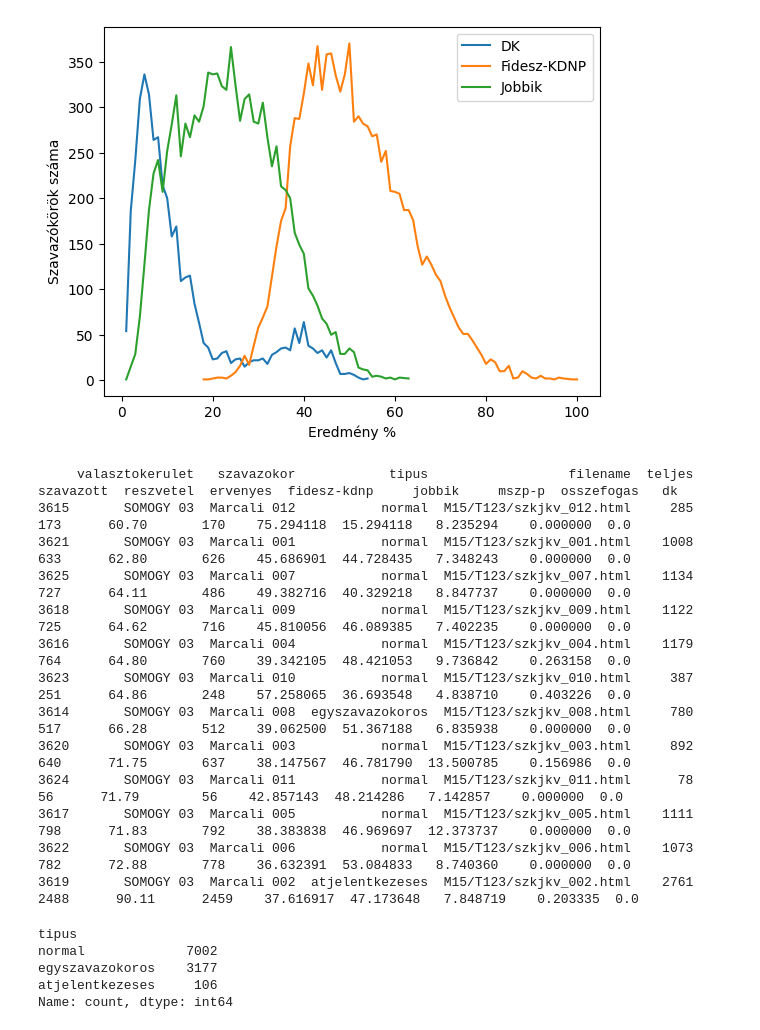
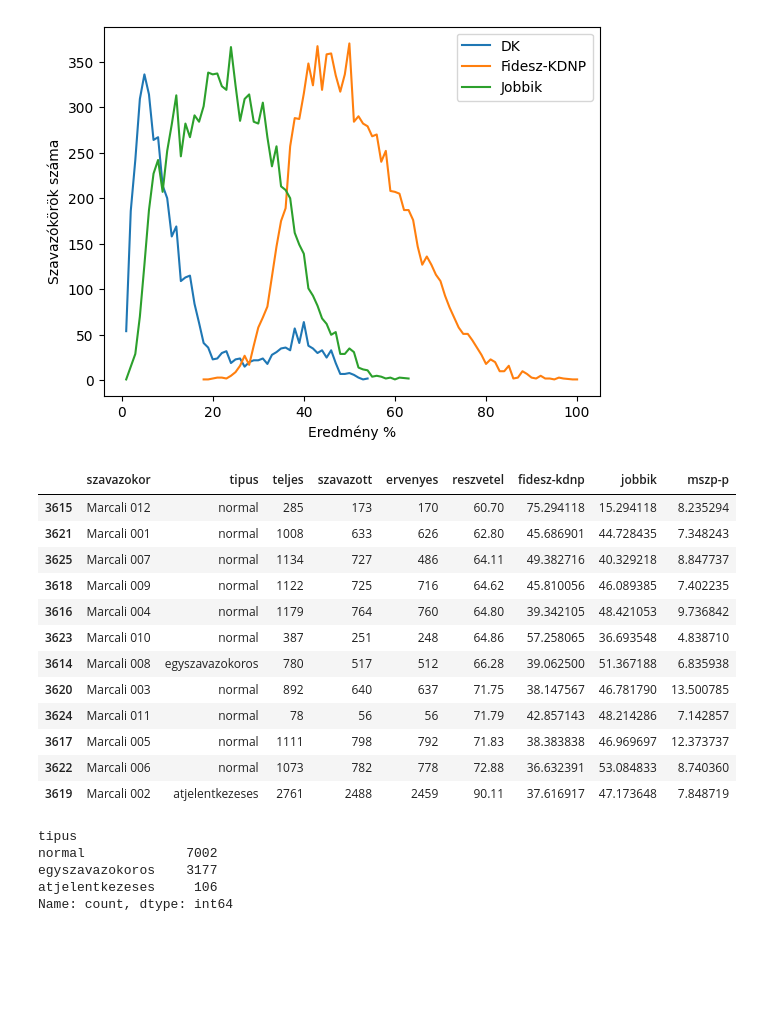
Before and after one commit to matyig/valasztas2018, a Jupyter notebook: valasztas2018.ipynb, the cells around one changed output. Saved outputs shown, nothing was run; the diff lists cells and outputs as text; code cells hidden in the pictures; blank space fills up the shorter version.

Commit message:
better table for Marcali

```diff
--- a/valasztas2018.ipynb
+++ b/valasztas2018.ipynb
@@ -251,21 +251,22 @@ calculate_frequency(eredmenyek_osszes['jobbik']).plot(xlabel='Eredmény %', ylab
 [figure]
 # %%
 # Szavazókörök eredményei Marcali
-print(eredmenyek_osszes[eredmenyek_osszes['szavazokor'].str.contains("Marcali")].sort_values(by=['reszvetel']).to_string())
+marcali = eredmenyek_osszes[eredmenyek_osszes['szavazokor'].str.contains("Marcali")].sort_values(by=['reszvetel'])
+display(marcali[['szavazokor','tipus', 'teljes', 'szavazott', 'ervenyes', 'reszvetel', 'fidesz-kdnp', 'jobbik', 'mszp-p']])
 # %% [output]
-     valasztokerulet   szavazokor            tipus                  filename  teljes  szavazott  reszvetel  ervenyes  fidesz-kdnp     jobbik     mszp-p  osszefogas   dk
-3615       SOMOGY 03  Marcali 012           normal  M15/T123/szkjkv_012.html     285        173      60.70       170    75.294118  15.294118   8.235294    0.000000  0.0
-3621       SOMOGY 03  Marcali 001           normal  M15/T123/szkjkv_001.html    1008        633      62.80       626    45.686901  44.728435   7.348243    0.000000  0.0
-3625       SOMOGY 03  Marcali 007           normal  M15/T123/szkjkv_007.html    1134        727      64.11       486    49.382716  40.329218   8.847737    0.000000  0.0
-3618       SOMOGY 03  Marcali 009           normal  M15/T123/szkjkv_009.html    1122        725      64.62       716    45.810056  46.089385   7.402235    0.000000  0.0
-3616       SOMOGY 03  Marcali 004           normal  M15/T123/szkjkv_004.html    1179        764      64.80       760    39.342105  48.421053   9.736842    0.263158  0.0
-3623       SOMOGY 03  Marcali 010           normal  M15/T123/szkjkv_010.html     387        251      64.86       248    57.258065  36.693548   4.838710    0.403226  0.0
-3614       SOMOGY 03  Marcali 008  egyszavazokoros  M15/T123/szkjkv_008.html     780        517      66.28       512    39.062500  51.367188   6.835938    0.000000  0.0
-3620       SOMOGY 03  Marcali 003           normal  M15/T123/szkjkv_003.html     892        640      71.75       637    38.147567  46.781790  13.500785    0.156986  0.0
-3624       SOMOGY 03  Marcali 011           normal  M15/T123/szkjkv_011.html      78         56      71.79        56    42.857143  48.214286   7.142857    0.000000  0.0
-3617       SOMOGY 03  Marcali 005           normal  M15/T123/szkjkv_005.html    1111        798      71.83       792    38.383838  46.969697  12.373737    0.000000  0.0
-3622       SOMOGY 03  Marcali 006           normal  M15/T123/szkjkv_006.html    1073        782      72.88       778    36.632391  53.084833   8.740360    0.000000  0.0
-3619       SOMOGY 03  Marcali 002  atjelentkezeses  M15/T123/szkjkv_002.html    2761       2488      90.11      2459    37.616917  47.173648   7.848719    0.203335  0.0
+|  | szavazokor | tipus | teljes | szavazott | ervenyes | reszvetel | fidesz-kdnp | jobbik | mszp-p |
+| 3615 | Marcali 012 | normal | 285 | 173 | 170 | 60.70 | 75.294118 | 15.294118 | 8.235294 |
+| 3621 | Marcali 001 | normal | 1008 | 633 | 626 | 62.80 | 45.686901 | 44.728435 | 7.348243 |
+| 3625 | Marcali 007 | normal | 1134 | 727 | 486 | 64.11 | 49.382716 | 40.329218 | 8.847737 |
+| 3618 | Marcali 009 | normal | 1122 | 725 | 716 | 64.62 | 45.810056 | 46.089385 | 7.402235 |
+| 3616 | Marcali 004 | normal | 1179 | 764 | 760 | 64.80 | 39.342105 | 48.421053 | 9.736842 |
+| 3623 | Marcali 010 | normal | 387 | 251 | 248 | 64.86 | 57.258065 | 36.693548 | 4.838710 |
+| 3614 | Marcali 008 | egyszavazokoros | 780 | 517 | 512 | 66.28 | 39.062500 | 51.367188 | 6.835938 |
+| 3620 | Marcali 003 | normal | 892 | 640 | 637 | 71.75 | 38.147567 | 46.781790 | 13.500785 |
+| 3624 | Marcali 011 | normal | 78 | 56 | 56 | 71.79 | 42.857143 | 48.214286 | 7.142857 |
+| 3617 | Marcali 005 | normal | 1111 | 798 | 792 | 71.83 | 38.383838 | 46.969697 | 12.373737 |
+| 3622 | Marcali 006 | normal | 1073 | 782 | 778 | 72.88 | 36.632391 | 53.084833 | 8.740360 |
+| 3619 | Marcali 002 | atjelentkezeses | 2761 | 2488 | 2459 | 90.11 | 37.616917 | 47.173648 | 7.848719 |
 # %%
 print(eredmenyek_osszes['tipus'].value_counts())
 # %% [output]
```
